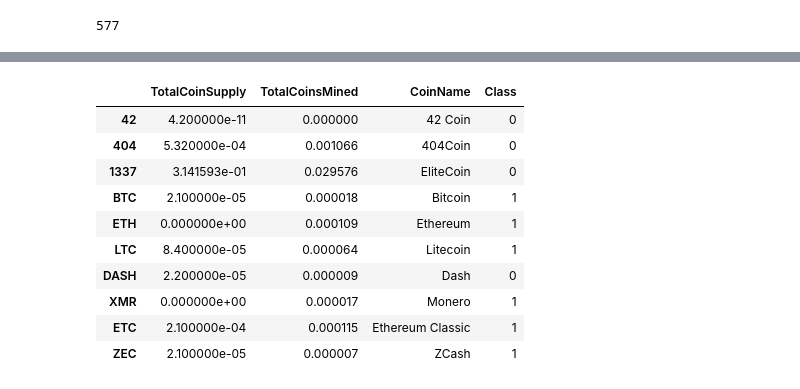
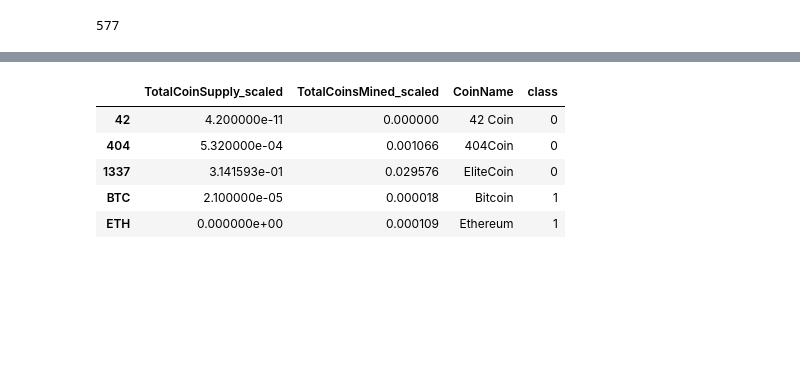
Before and after one commit to daappadurai/Unsupervised_ML_Challenge, a Jupyter notebook: crypto_clustering_starter_code.ipynb, the cells around one changed output, grey strips where cells are left out. Cells and saved outputs as stored; diff of their text form; code cells hidden in the pictures; blank space fills up the shorter version.

```diff
--- a/crypto_clustering_starter_code.ipynb
+++ b/crypto_clustering_starter_code.ipynb
@@ -369,5 +381,6 @@ print(clustered_df["CoinName"].count())
 577
 # %%
 # Scaling data to create the scatter plot with tradable cryptocurrencies.
-MinMaxScaler().fit_transform(clustered_df["TotalCoinSupply"])
+clustered_df["TotalCoinSupply_scaled"]=MinMaxScaler().fit_transform(clustered_df[["TotalCoinSupply"]])
+clustered_df.head()
 # %% [output]
@@ -377,0 +393,3 @@ array=[4.20000000e+01 5.32000000e+08 3.14159265e+11 2.10000000e+07
+# %%
+clustered_df["TotalCoinsMined_scaled"]=MinMaxScaler().fit_transform(clustered_df[["TotalCoinsMined"]])
+clustered_df.head()
@@ -378,25 +403,15 @@ array=[4.20000000e+01 5.32000000e+08 3.14159265e+11 2.10000000e+07
 # %%
 # Create a new DataFrame that has the scaled data with the clustered_df DataFrame index.
-# YOUR CODE HERE
-
 # Add the "CoinName" column from the clustered_df DataFrame to the new DataFrame.
-# YOUR CODE HERE
-
 # Add the "Class" column from the clustered_df DataFrame to the new DataFrame.
-# YOUR CODE HERE
-
-plot_df.head(10)
+scaled_df = clustered_df[["TotalCoinSupply_scaled","TotalCoinsMined_scaled","CoinName","class" ]].copy()
+scaled_df.head()
 # %% [output]
-|  | TotalCoinSupply | TotalCoinsMined | CoinName | Class |
+|  | TotalCoinSupply_scaled | TotalCoinsMined_scaled | CoinName | class |
 | 42 | 4.200000e-11 | 0.000000 | 42 Coin | 0 |
 | 404 | 5.320000e-04 | 0.001066 | 404Coin | 0 |
 | 1337 | 3.141593e-01 | 0.029576 | EliteCoin | 0 |
 | BTC | 2.100000e-05 | 0.000018 | Bitcoin | 1 |
 | ETH | 0.000000e+00 | 0.000109 | Ethereum | 1 |
-| LTC | 8.400000e-05 | 0.000064 | Litecoin | 1 |
-| DASH | 2.200000e-05 | 0.000009 | Dash | 0 |
-| XMR | 0.000000e+00 | 0.000017 | Monero | 1 |
-| ETC | 2.100000e-04 | 0.000115 | Ethereum Classic | 1 |
-| ZEC | 2.100000e-05 | 0.000007 | ZCash | 1 |
 # %%
 # Create a hvplot.scatter plot using x="TotalCoinsMined" and y="TotalCoinSupply".
```
Also changed, not shown: parts of 18 cells of this notebook, 1 other file.
